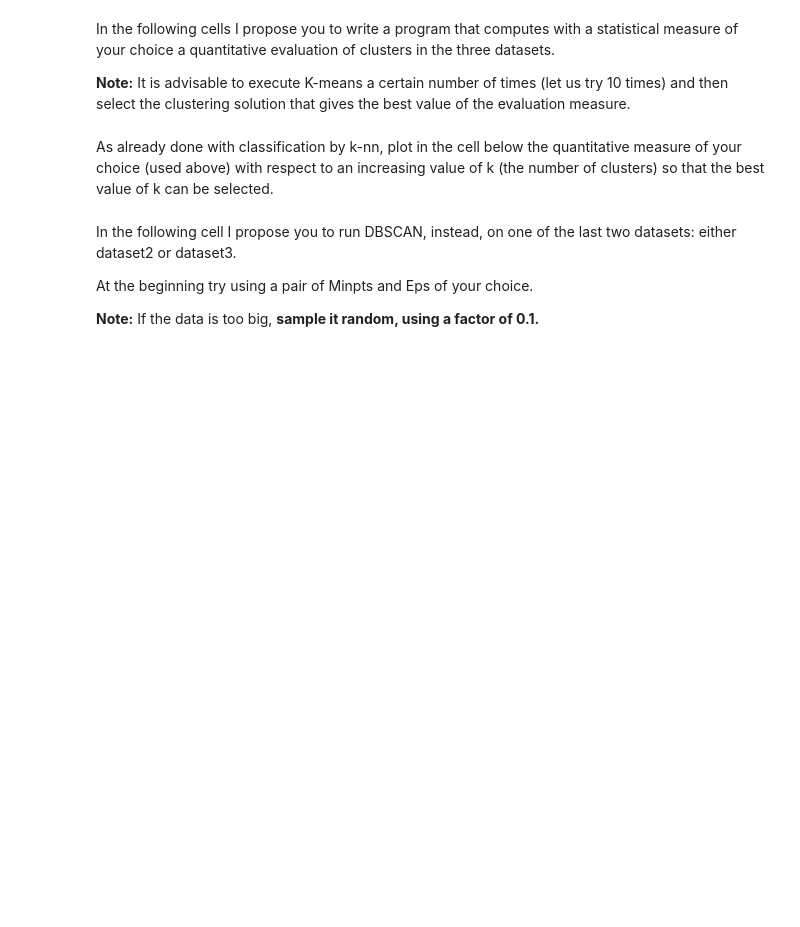
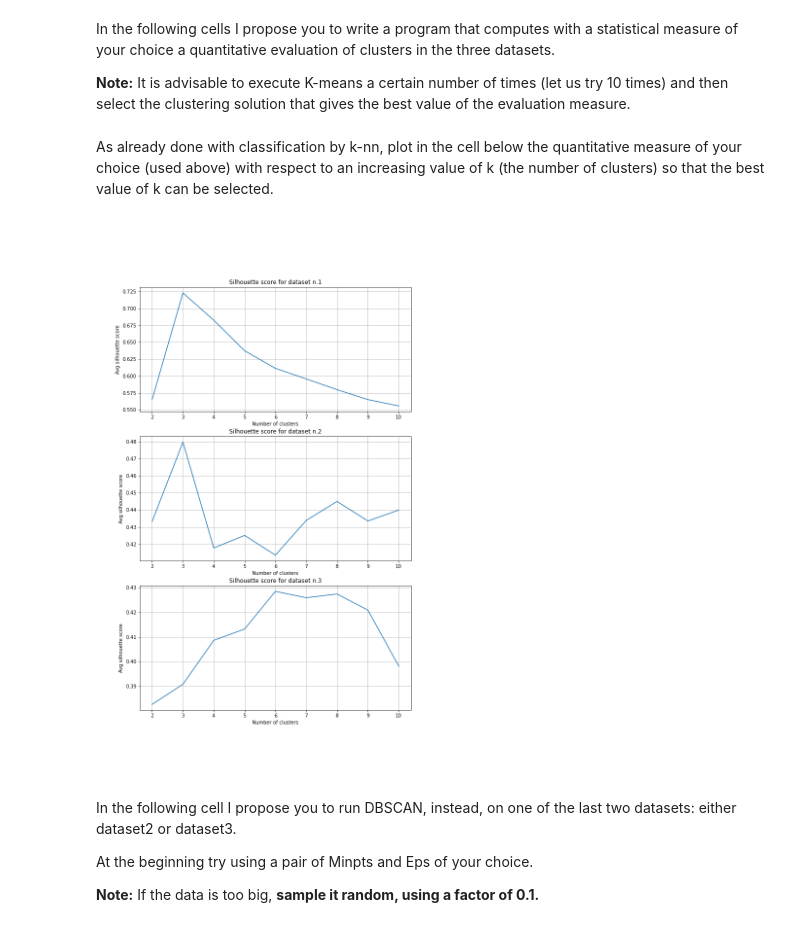
Before and after one commit to PietroPettinato/AAUT, a Jupyter notebook: 3 - DBSCAN/3 - DBSCAN - clustering_copy_for_students_aa_21_22.ipynb, the cells around one changed output. Saved outputs shown, nothing was run; the diff lists cells and outputs as text; code cells hidden in the pictures; blank space fills up the shorter version.

```diff
--- a/3 - DBSCAN/3 - DBSCAN - clustering_copy_for_students_aa_21_22.ipynb
+++ b/3 - DBSCAN/3 - DBSCAN - clustering_copy_for_students_aa_21_22.ipynb
@@ -338,5 +336,45 @@ It is advisable to execute K-means a certain number of times (let us try 10 time
+# %%
+from sklearn.metrics import silhouette_score
+
+
+def tuning_k(data, max_k=10):
+    '''
+    Function that return the optimal number of clusters k (found over the specified range of values) for K-Means that maximizes silhouette's score.
+    '''
+    scores = pd.Series([], dtype=float)
+    for k in np.arange(2, max_k+1):
+        model = KMeans(n_clusters=k, random_state=27)
+        model.fit(data)
+        labels = model.labels_
+        score = silhouette_score(data, labels)
+        scores[k] = score
+    # print(f'The best number of cluster is {best_k} with silhouette\'s value of {best_score}, found over {max_k} iteration.')
+    return scores.idxmax(), scores
 # %% [markdown]
 As already done with classification by k-nn, plot in the cell below the quantitative measure of your choice (used above) with respect to an increasing value of k (the number of clusters) so that the best value of k can be selected.
+# %%
+from PIL import Image
+
+try:
+    im = Image.open('./plots/silhouette.png')
+    im.show()
+except Exception as e:
+    fig, axes = plt.subplots(nrows=3, ncols=1, figsize=(10,16))
+    i = 0
+    for ax, dataset in zip(axes, [data1, data2, data3]):
+        i += 1
+        # make tuning
+        max_k, all_scores = tuning_k(dataset)
+        # plot results
+        ax.grid()
+        ax.set_title(f'Silhouette score for dataset n.{i}')
+        ax.set_xlabel('Number of clusters')
+        ax.set_ylabel('Avg silhouette score')
+        ax.plot(all_scores)
+    # to avoid long operation while re-run we save the figure and just load it if exist
+    fig.savefig('./plots/silhouette.png')
+# %% [output]
+[figure, added]
 # %% [markdown]
 In the following cell I propose you to run DBSCAN, instead, on one of the last two datasets: either dataset2 or dataset3.
 
```
Also changed, not shown: parts of 10 cells of this notebook, 1 other file.
